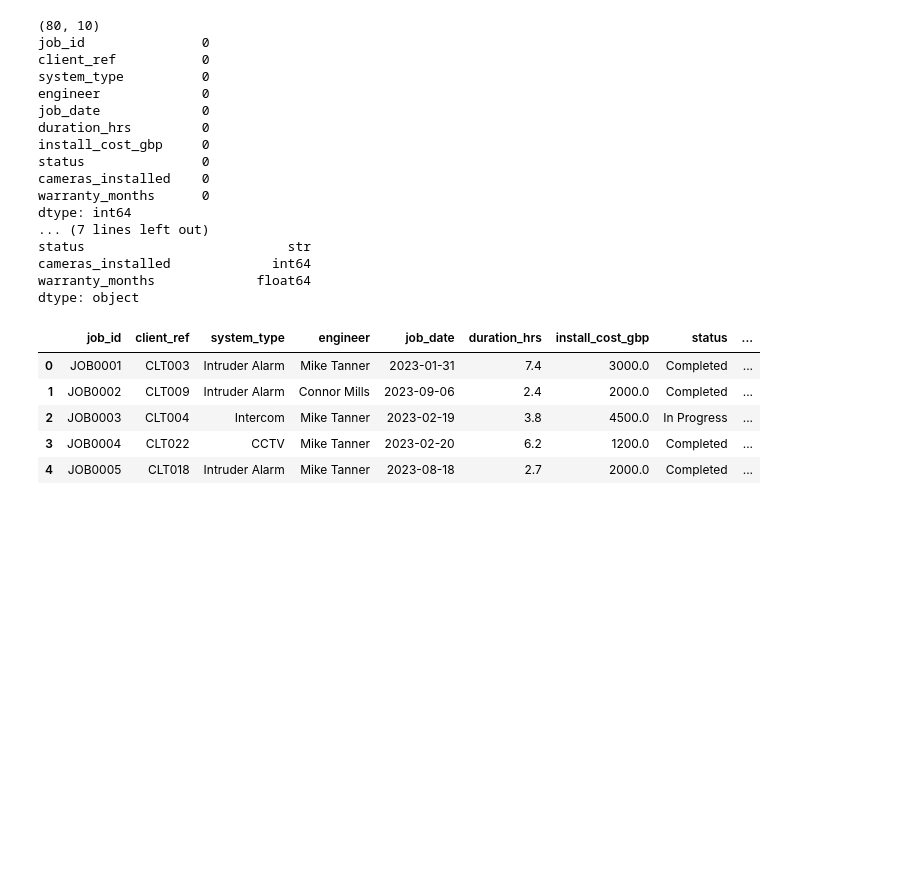
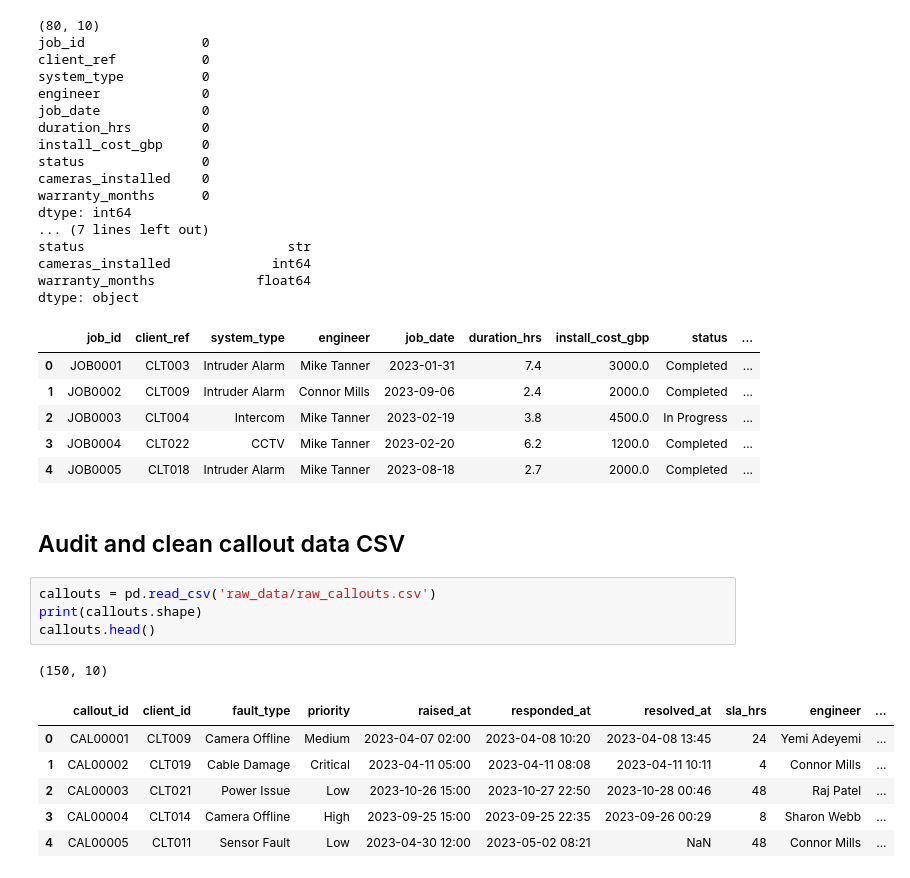
Before and after one commit to Tansoydan/Operations-Simulation, a Jupyter notebook: data_cleaning.ipynb, the cells around one changed output. Drawn from its saved outputs; the diff is of its cells as text; blank space fills up the shorter version.

```diff
--- a/data_cleaning.ipynb
+++ b/data_cleaning.ipynb
@@ -296,3 +296,17 @@ dtype: object
 | 2 | JOB0003 | CLT004 | Intercom | Mike Tanner | 2023-02-19 | 3.8 | 4500.0 | In Progress | ... |
 | 3 | JOB0004 | CLT022 | CCTV | Mike Tanner | 2023-02-20 | 6.2 | 1200.0 | Completed | ... |
 | 4 | JOB0005 | CLT018 | Intruder Alarm | Mike Tanner | 2023-08-18 | 2.7 | 2000.0 | Completed | ... |
+# %% [markdown]
+## Audit and clean callout data CSV
+# %%
+callouts = pd.read_csv('raw_data/raw_callouts.csv')
+print(callouts.shape)
+callouts.head()
+# %% [output]
+(150, 10)
+|  | callout_id | client_id | fault_type | priority | raised_at | responded_at | resolved_at | sla_hrs | engineer | ... |
+| 0 | CAL00001 | CLT009 | Camera Offline | Medium | 2023-04-07 02:00 | 2023-04-08 10:20 | 2023-04-08 13:45 | 24 | Yemi Adeyemi | ... |
+| 1 | CAL00002 | CLT019 | Cable Damage | Critical | 2023-04-11 05:00 | 2023-04-11 08:08 | 2023-04-11 10:11 | 4 | Connor Mills | ... |
+| 2 | CAL00003 | CLT021 | Power Issue | Low | 2023-10-26 15:00 | 2023-10-27 22:50 | 2023-10-28 00:46 | 48 | Raj Patel | ... |
+| 3 | CAL00004 | CLT014 | Camera Offline | High | 2023-09-25 15:00 | 2023-09-25 22:35 | 2023-09-26 00:29 | 8 | Sharon Webb | ... |
+| 4 | CAL00005 | CLT011 | Sensor Fault | Low | 2023-04-30 12:00 | 2023-05-02 08:21 | NaN | 48 | Connor Mills | ... |
```
Also changed, not shown: parts of 19 cells of this notebook.
